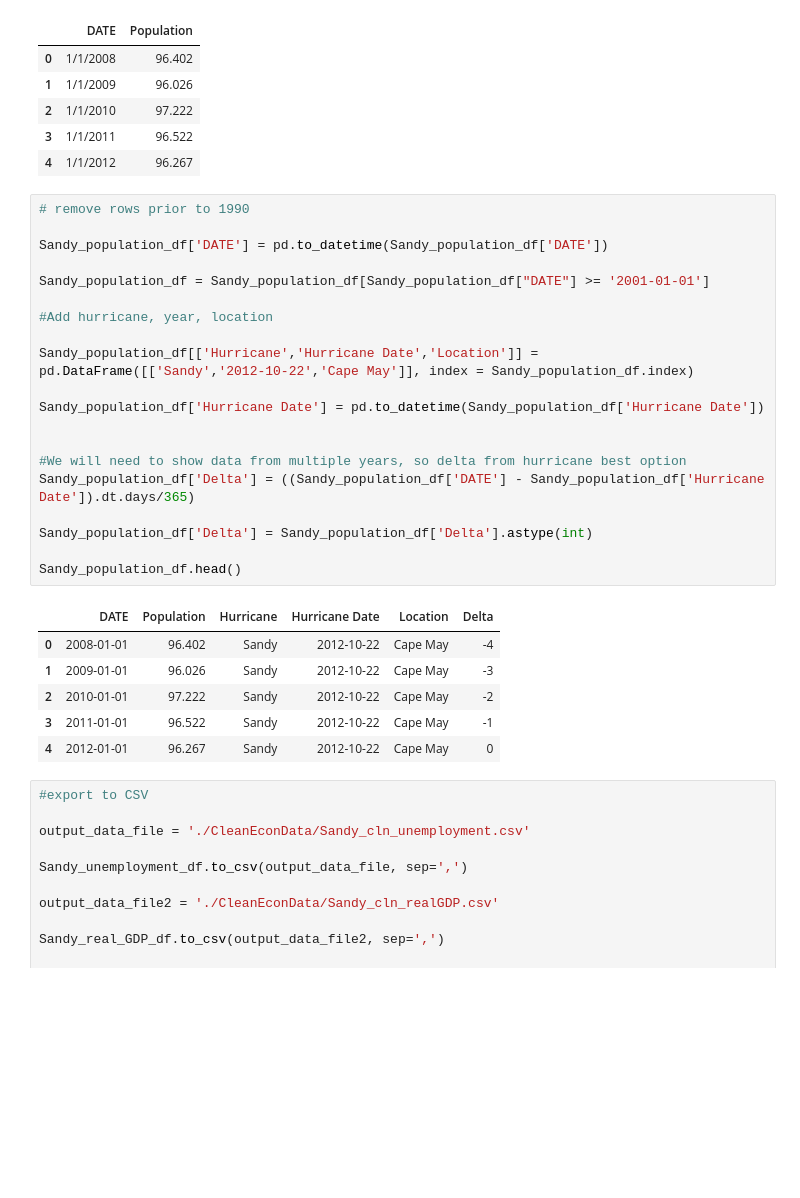
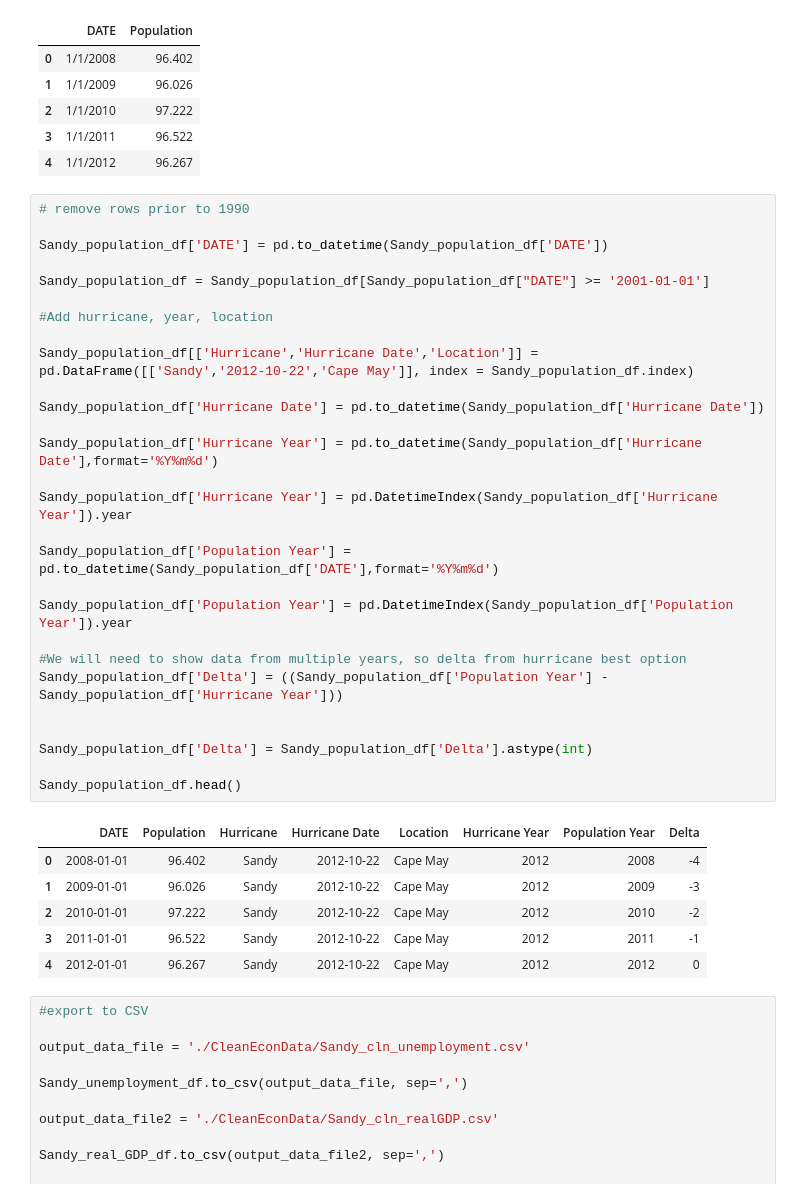
Before and after one commit to mchrzanowski27/Project1, a Jupyter notebook: Project 1 Data Sandy.ipynb, the cells around one changed output. Saved outputs shown, nothing was run; the diff lists cells and outputs as text; blank space fills up the shorter version.

Commit message:
Sandy pop date

```diff
--- a/Project 1 Data Sandy.ipynb
+++ b/Project 1 Data Sandy.ipynb
@@ -239,30 +239,38 @@ Sandy_population_df.head()
 # %%
 # remove rows prior to 1990
 
 Sandy_population_df['DATE'] = pd.to_datetime(Sandy_population_df['DATE'])
 
 Sandy_population_df = Sandy_population_df[Sandy_population_df["DATE"] >= '2001-01-01']
 
 #Add hurricane, year, location
 
 Sandy_population_df[['Hurricane','Hurricane Date','Location']] = pd.DataFrame([['Sandy','2012-10-22','Cape May']], index = Sandy_population_df.index)
 
 Sandy_population_df['Hurricane Date'] = pd.to_datetime(Sandy_population_df['Hurricane Date'])
 
+Sandy_population_df['Hurricane Year'] = pd.to_datetime(Sandy_population_df['Hurricane Date'],format='%Y%m%d')
+
+Sandy_population_df['Hurricane Year'] = pd.DatetimeIndex(Sandy_population_df['Hurricane Year']).year
+
+Sandy_population_df['Population Year'] = pd.to_datetime(Sandy_population_df['DATE'],format='%Y%m%d')
+
+Sandy_population_df['Population Year'] = pd.DatetimeIndex(Sandy_population_df['Population Year']).year
 
 #We will need to show data from multiple years, so delta from hurricane best option
-Sandy_population_df['Delta'] = ((Sandy_population_df['DATE'] - Sandy_population_df['Hurricane Date']).dt.days/365)
+Sandy_population_df['Delta'] = ((Sandy_population_df['Population Year'] - Sandy_population_df['Hurricane Year']))
+
 
 Sandy_population_df['Delta'] = Sandy_population_df['Delta'].astype(int)
 
 Sandy_population_df.head()
 # %% [output]
-|  | DATE | Population | Hurricane | Hurricane Date | Location | Delta |
-| 0 | 2008-01-01 | 96.402 | Sandy | 2012-10-22 | Cape May | -4 |
-| 1 | 2009-01-01 | 96.026 | Sandy | 2012-10-22 | Cape May | -3 |
-| 2 | 2010-01-01 | 97.222 | Sandy | 2012-10-22 | Cape May | -2 |
-| 3 | 2011-01-01 | 96.522 | Sandy | 2012-10-22 | Cape May | -1 |
-| 4 | 2012-01-01 | 96.267 | Sandy | 2012-10-22 | Cape May | 0 |
+|  | DATE | Population | Hurricane | Hurricane Date | Location | Hurricane Year | Population Year | Delta |
+| 0 | 2008-01-01 | 96.402 | Sandy | 2012-10-22 | Cape May | 2012 | 2008 | -4 |
+| 1 | 2009-01-01 | 96.026 | Sandy | 2012-10-22 | Cape May | 2012 | 2009 | -3 |
+| 2 | 2010-01-01 | 97.222 | Sandy | 2012-10-22 | Cape May | 2012 | 2010 | -2 |
+| 3 | 2011-01-01 | 96.522 | Sandy | 2012-10-22 | Cape May | 2012 | 2011 | -1 |
+| 4 | 2012-01-01 | 96.267 | Sandy | 2012-10-22 | Cape May | 2012 | 2012 | 0 |
 # %%
 #export to CSV
 
```
Also changed, not shown: parts of 5 cells of this notebook, 6 other files.
